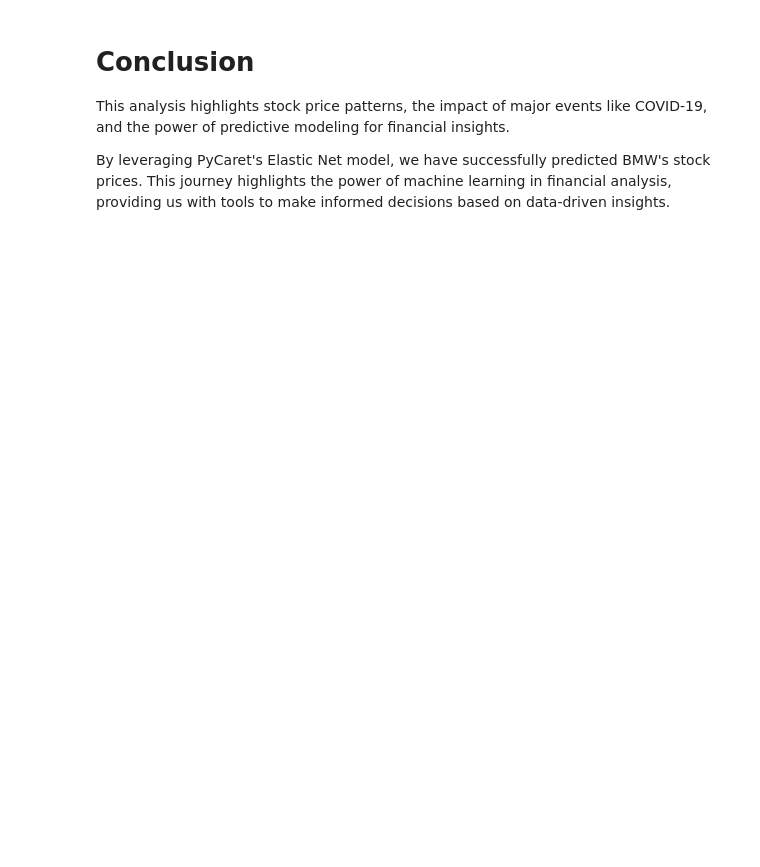
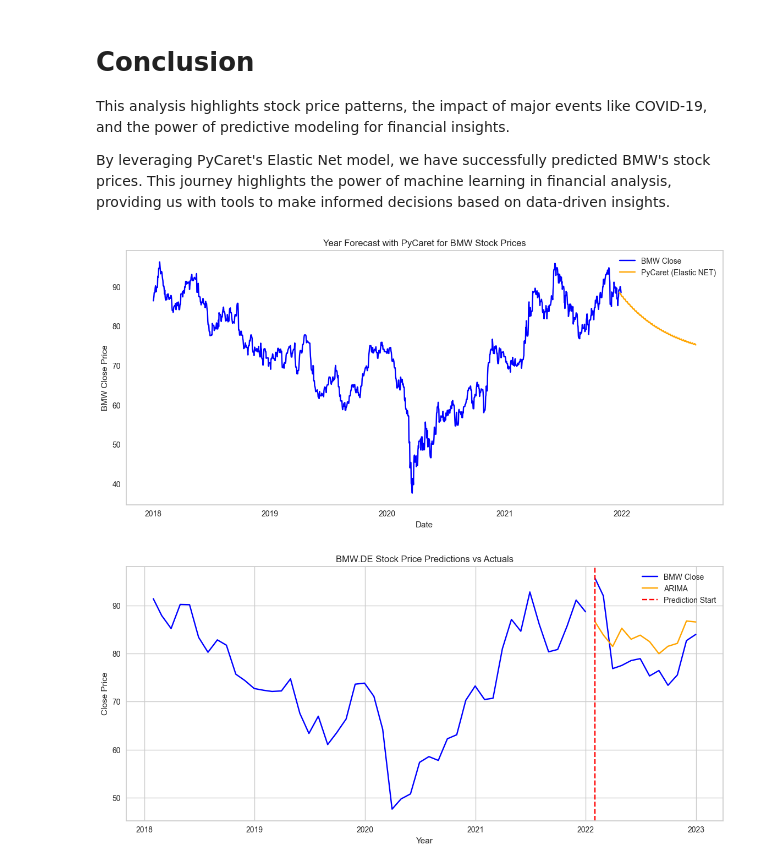
Before and after one commit to RedwanHr/CloudAI, a Jupyter notebook: MercedesVsBmw/2_Stockprices_model.ipynb, the cells around one changed output. Saved outputs shown, nothing was run; the diff lists cells and outputs as text; code cells hidden in the pictures; blank space fills up the shorter version.

```diff
--- a/MercedesVsBmw/2_Stockprices_model.ipynb
+++ b/MercedesVsBmw/2_Stockprices_model.ipynb
@@ -307,3 +343,46 @@ plt.show()
 This analysis highlights stock price patterns, the impact of major events like COVID-19, and the power of predictive modeling for financial insights.
 
 By leveraging PyCaret's Elastic Net model, we have successfully predicted BMW's stock prices. This journey highlights the power of machine learning in financial analysis, providing us with tools to make informed decisions based on data-driven insights.
+# %%
+# Load your existing best model
+with open('Models/best_bmw_model_pycaret.pkl', 'rb') as file:
+    best_model = pickle.load(file)
+
+# Forecast for the next 90 days
+forecast = predict_model(best_model, fh=240)
+
+# Create a plot for the forecast
+plt.figure(figsize=(14, 6))
+plt.plot(bmw_data.index, bmw_data['Close'], label="BMW Close", color="blue")
+plt.plot(forecast.index, forecast['y_pred'], label="PyCaret (Elastic NET)", color="orange")
+plt.xlabel("Date")
+plt.ylabel("BMW Close Price")
+plt.title("Year Forecast with PyCaret for BMW Stock Prices")
+plt.legend()
+plt.grid()
+plt.show()
+
+# Make predictions for the test set
+start = len(train)
+end = len(train) + len(test) - 1
+predictions = result.predict(start=start, end=end, typ='levels').rename("Predictions")
+
+# Ensure predictions and test data have matching indices
+predictions.index = test.index
+
+# Plot predictions and actual values
+sns.set_style('whitegrid')
+
+plt.figure(figsize=(14, 6))
+plt.plot(train.index, train['Close'], label='BMW Close', color='blue')
+plt.plot(test.index, test['Close'], color='blue')
+plt.plot(predictions.index, predictions, label='ARIMA', color='orange')
+plt.axvline(x=test.index[0], color='red', linestyle='--', label='Prediction Start')
+plt.legend(loc='best')
+plt.title("BMW.DE Stock Price Predictions vs Actuals")
+plt.ylabel("Close Price")
+plt.xlabel("Year")
+plt.show()
+# %% [output]
+[figure, added]
+[figure, added]
```
Also changed, not shown: parts of 7 cells of this notebook, 8 other files.
